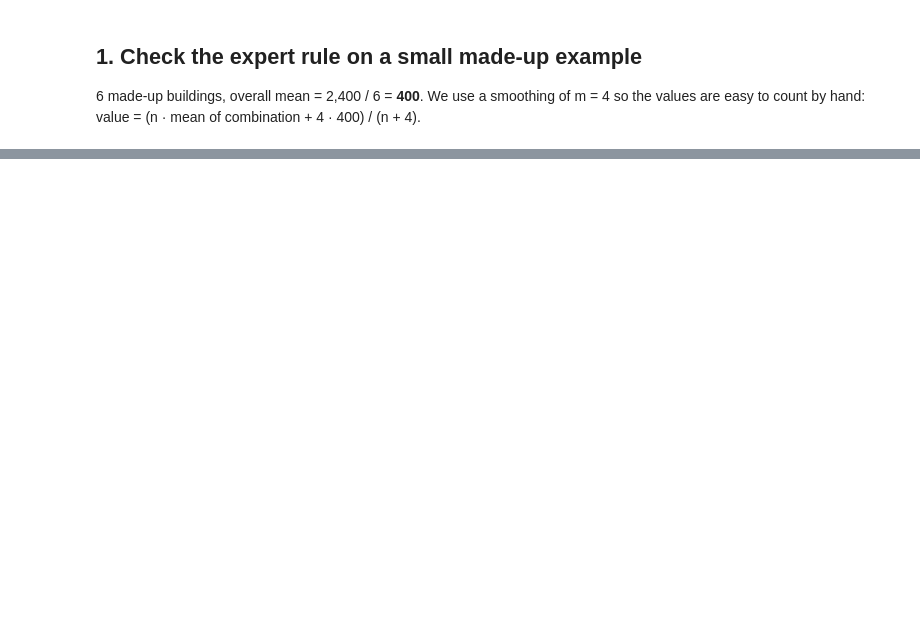
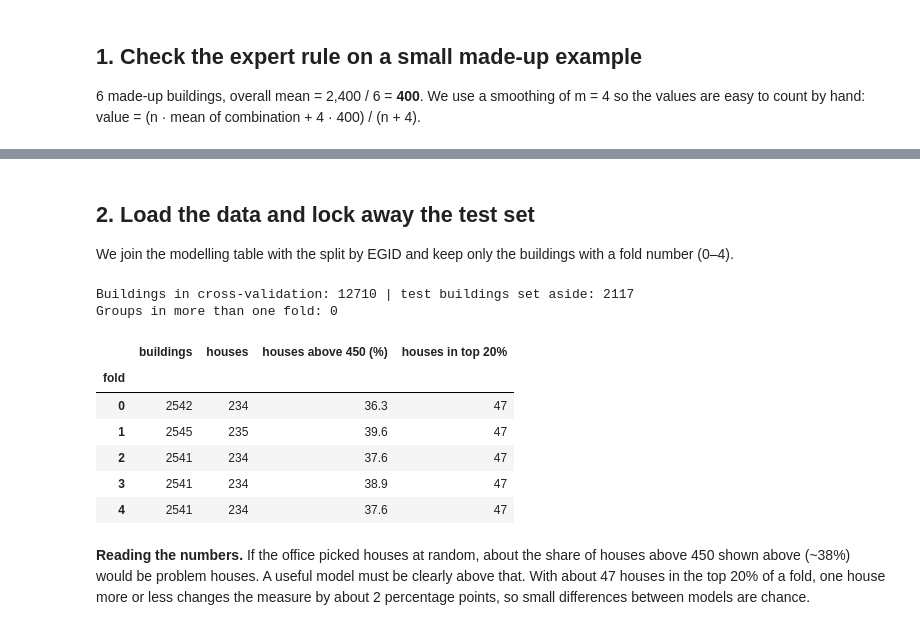
Before and after one commit to lydiasolomonn/dsf_project, a Jupyter notebook: code/02_estimate.ipynb, the cells around one changed output, grey strips where cells are left out. Cells and saved outputs as stored; diff of their text form; code cells hidden in the pictures; blank space fills up the shorter version.

```diff
--- a/code/02_estimate.ipynb
+++ b/code/02_estimate.ipynb
@@ -26,3 +23,20 @@ print("Features:", list(X.columns))
+# %%
+from pathlib import Path
+import warnings
+import numpy as np
+import pandas as pd
+import matplotlib.pyplot as plt
+from sklearn.linear_model import LinearRegression, Ridge, Lasso
+
+from config import SEED, THRESHOLD
+from pipeline import split_xy, build_pipeline, ExpertRuleEncoder
+from cv import cross_validate, summarize, tune_alpha, best_alpha, plot_validation_curve, plot_lasso_path
+
+processed = Path("../data/processed")
+figures = Path("../output/figures")
+tables = Path("../output/tables")
+figures.mkdir(parents=True, exist_ok=True)
+tables.mkdir(parents=True, exist_ok=True)
 # %% [markdown]
 ## 1. Check the expert rule on a small made-up example
 
@@ -49,0 +69,40 @@ print(ExpertRuleEncoder(smoothing=0).fit(toy_X, toy_y).rule_values_)  # expect A
+# %% [markdown]
+## 2. Load the data and lock away the test set
+
+We join the modelling table with the split by EGID and keep only the buildings with a fold number (0–4).
+# %%
+data = pd.read_csv(processed / "building_clean.csv")
+split = pd.read_csv(processed / "split.csv")
+data = data.merge(split, on="EGID", how="inner", validate="one_to_one")
+
+train = data[data["test"] == False].reset_index(drop=True)   # the test set stays closed until task 26
+assert len(data) == len(split), "some buildings have no split entry"
+assert train["fold"].notna().all(), "a building without a fold is left"
+train["fold"] = train["fold"].astype(int)  # read as 0.0-4.0 because the test rows are empty
+
+X, y, is_house, groups = split_xy(train)
+folds = train["fold"].to_numpy()
+
+print("Buildings in cross-validation:", len(train), "| test buildings set aside:", int(data["test"].sum()))
+parts_per_group = train.groupby("group_id")["fold"].nunique()
+print("Groups in more than one fold:", (parts_per_group > 1).sum())   # expect 0
+
+per_fold = train.groupby("fold").agg(buildings=("EGID", "size"), houses=("house", "sum"))
+per_fold["houses above 450 (%)"] = train[train["house"]].groupby("fold")["y"].apply(lambda s: (s > THRESHOLD).mean() * 100).round(1)
+per_fold["houses in top 20%"] = (per_fold["houses"] * 0.2).round().astype(int)
+per_fold
+# %% [output]
+Buildings in cross-validation: 12710 | test buildings set aside: 2117
+Groups in more than one fold: 0
+|  | buildings | houses | houses above 450 (%) | houses in top 20% |
+| fold |  |  |  |  |
+| 0 | 2542 | 234 | 36.3 | 47 |
+| 1 | 2545 | 235 | 39.6 | 47 |
+| 2 | 2541 | 234 | 37.6 | 47 |
+| 3 | 2541 | 234 | 38.9 | 47 |
+| 4 | 2541 | 234 | 37.6 | 47 |
+# %% [markdown]
+**Reading the numbers.** If the office picked houses at random, about the share of houses above 450 shown above
+(~38%) would be problem houses. A useful model must be clearly above that. With about 47 houses in the top 20%
+of a fold, one house more or less changes the measure by about 2 percentage points, so small differences
+between models are chance.
```
Also changed, not shown: parts of 18 cells of this notebook, 10 other files.
